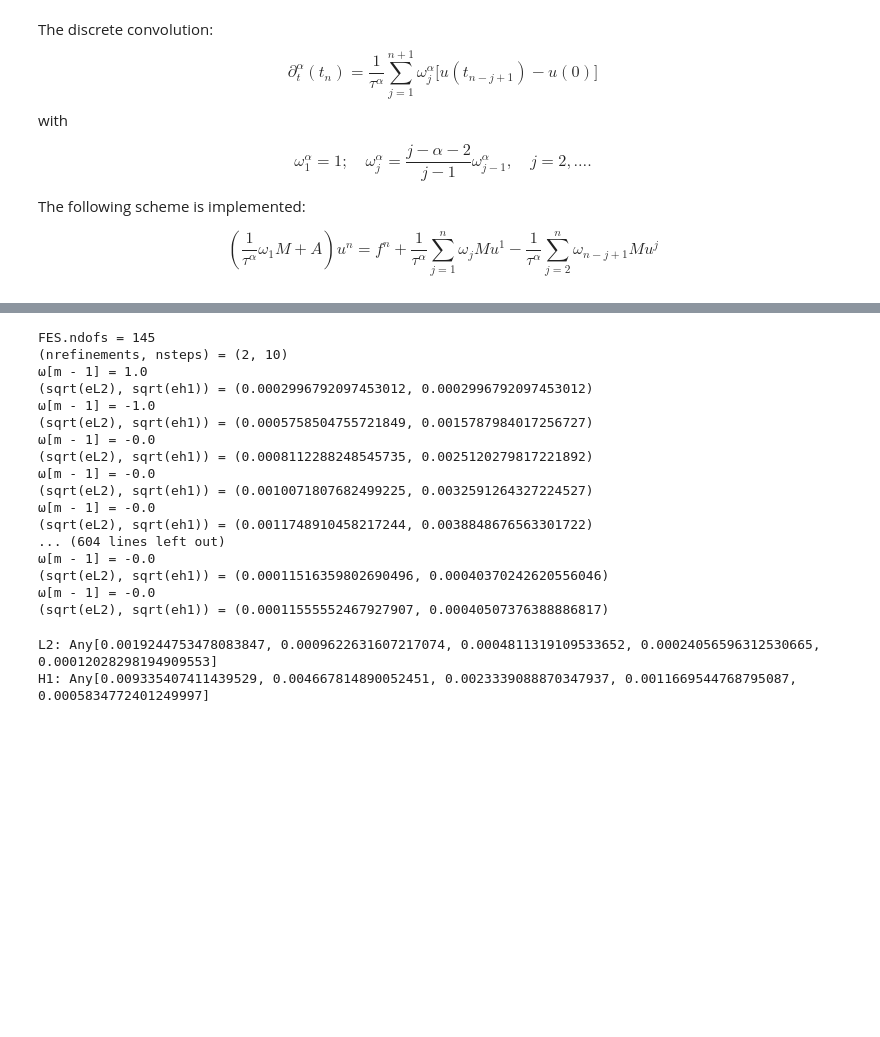
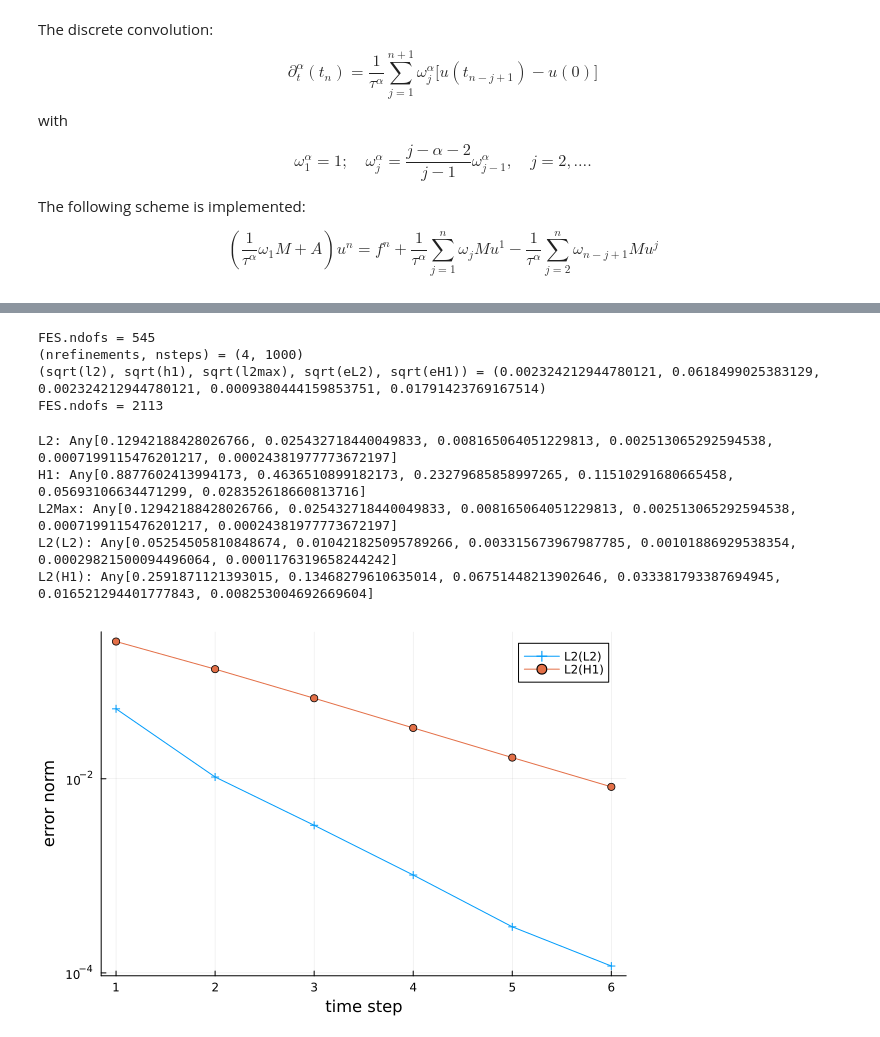
Before and after one commit to naveedwias/julia_codespace_template, a Jupyter notebook: my_examples/FractionalCDRConvQuadFEM.ipynb, the cells around one changed output, grey strips where cells are left out. Cells and saved outputs as stored; diff of their text form; code cells hidden in the pictures; blank space fills up the shorter version.

```diff
--- a/my_examples/FractionalCDRConvQuadFEM.ipynb
+++ b/my_examples/FractionalCDRConvQuadFEM.ipynb
@@ -200,39 +240,37 @@ Main.FractionalEM
 # %%
-ns = [10 20 40 80 160]
-eL2=[]; eH1=[];
+ns = [10 20 40 80]
+ns = [ 4 5]
+eL2=[]; eH1=[]; L2Max=[]; L2=[]; H1=[]
 for n in ns
-    el2, eh1 = Main.FractionalEM.main(nsteps=n, α=0.5, tpower=2)
+    l2, h1, l2m, el2, eh1 = Main.FractionalCDRConvQuadFEM.main(;ϵ=1e-5, nrefinements=n, order=1, nsteps=1000, α=0.7, tpower=2, stab_param=1.0)
+    push!(L2, l2)
+    push!(H1, h1)
+    push!(L2Max, l2m)
     push!(eL2, el2)
     push!(eH1, eh1)
 end
 # %% [output]
-FES.ndofs = 145
-(nrefinements, nsteps) = (2, 10)
-ω[m - 1] = 1.0
-(sqrt(eL2), sqrt(eh1)) = (0.0002996792097453012, 0.0002996792097453012)
-ω[m - 1] = -1.0
-(sqrt(eL2), sqrt(eh1)) = (0.0005758504755721849, 0.0015787984017256727)
-ω[m - 1] = -0.0
-(sqrt(eL2), sqrt(eh1)) = (0.0008112288248545735, 0.0025120279817221892)
-ω[m - 1] = -0.0
-(sqrt(eL2), sqrt(eh1)) = (0.0010071807682499225, 0.0032591264327224527)
-ω[m - 1] = -0.0
-(sqrt(eL2), sqrt(eh1)) = (0.0011748910458217244, 0.0038848676563301722)
-... (604 lines left out)
-ω[m - 1] = -0.0
-(sqrt(eL2), sqrt(eh1)) = (0.00011516359802690496, 0.00040370242620556046)
-ω[m - 1] = -0.0
-(sqrt(eL2), sqrt(eh1)) = (0.00011555552467927907, 0.00040507376388886817)
+FES.ndofs = 545
+(nrefinements, nsteps) = (4, 1000)
+(sqrt(l2), sqrt(h1), sqrt(l2max), sqrt(eL2), sqrt(eH1)) = (0.002324212944780121, 0.0618499025383129, 0.002324212944780121, 0.0009380444159853751, 0.01791423769167514)
+FES.ndofs = 2113
 # %%
 using Plots
-println("L2: ", eL2)
-println("H1: ", eH1)
-taus = [ 1,2,3,4,5]
+println("L2: ", L2)
+println("H1: ", H1)
+println("L2Max: ", L2Max)
+println("L2(L2): ", eL2)
+println("L2(H1): ", eH1)
+taus = [ 1,2,3,4,5,6]
 plot(taus,[eL2 eH1],
     yaxis=:log10,
     label=["L2(L2)" "L2(H1)"],
     shape=:auto,
     xlabel="time step",ylabel="error norm")
 # %% [output]
-L2: Any[0.0019244753478083847, 0.0009622631607217074, 0.0004811319109533652, 0.00024056596312530665, 0.00012028298194909553]
-H1: Any[0.009335407411439529, 0.004667814890052451, 0.0023339088870347937, 0.0011669544768795087, 0.0005834772401249997]
+L2: Any[0.12942188428026766, 0.025432718440049833, 0.008165064051229813, 0.002513065292594538, 0.0007199115476201217, 0.00024381977773672197]
+H1: Any[0.8877602413994173, 0.4636510899182173, 0.23279685858997265, 0.11510291680665458, 0.05693106634471299, 0.028352618660813716]
+L2Max: Any[0.12942188428026766, 0.025432718440049833, 0.008165064051229813, 0.002513065292594538, 0.0007199115476201217, 0.00024381977773672197]
+L2(L2): Any[0.05254505810848674, 0.010421825095789266, 0.003315673967987785, 0.00101886929538354, 0.00029821500094496064, 0.0001176319658244242]
+L2(H1): Any[0.2591871121393015, 0.13468279610635014, 0.06751448213902646, 0.033381793387694945, 0.016521294401777843, 0.008253004692669604]
+[figure, added]
```
Also changed, not shown: parts of 1 cell of this notebook, 1 other file.
